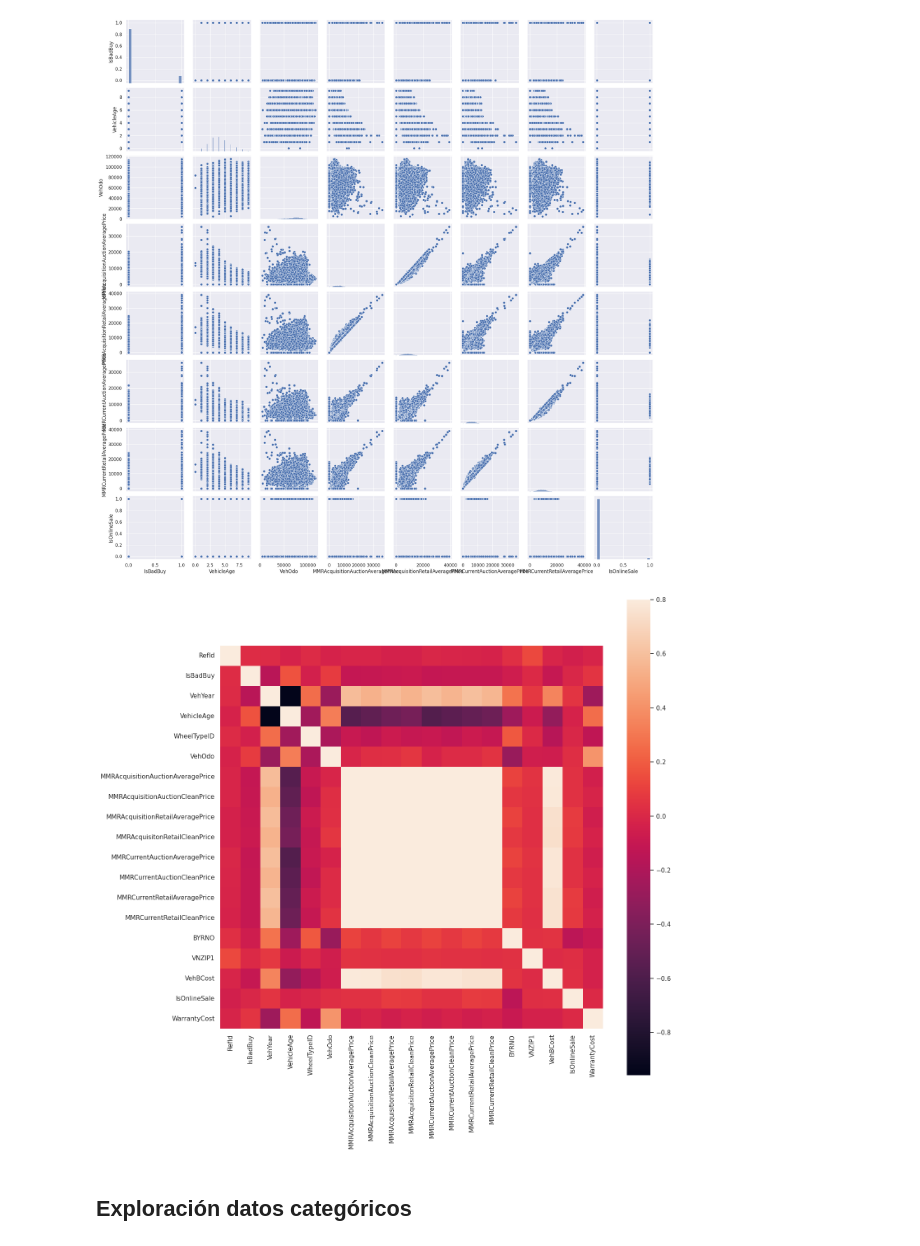
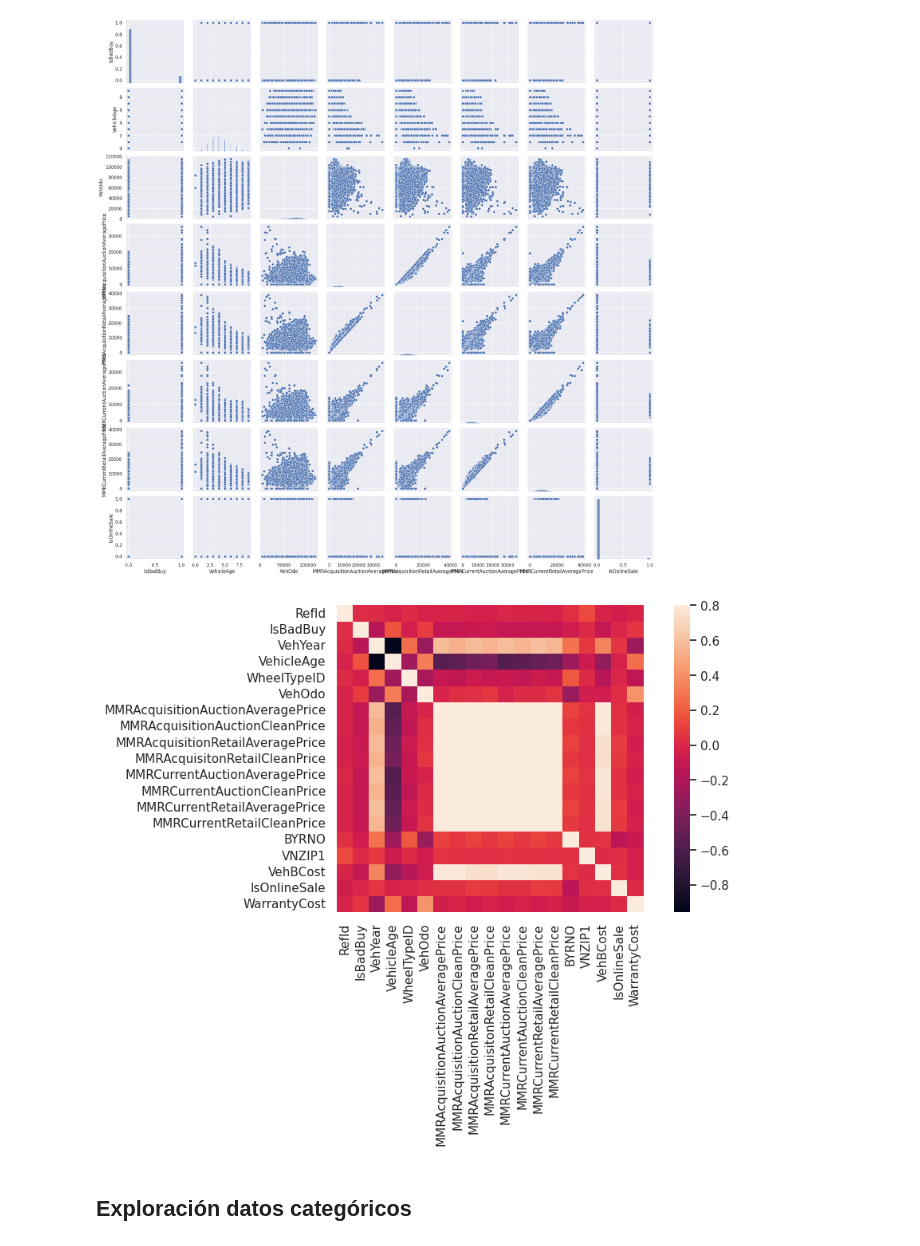
Before and after one commit to juliandavidolaya/Proyecto-IA, a Jupyter notebook: 01_Exploración_de_datos.ipynb, the cells around one changed output. Drawn from its saved outputs; the diff is of its cells as text; code cells hidden in the pictures.

```diff
--- a/01_Exploración_de_datos.ipynb
+++ b/01_Exploración_de_datos.ipynb
@@ -41,11 +43,11 @@ sns.pairplot(df[cols])
 <seaborn.axisgrid.PairGrid at 0x...>
 [figure]
 # %%
-corrmat = df.corr()
-f, ax = plt.subplots(figsize=(15, 15))
+corrmat = df.corr(numeric_only=True)
+f, ax = plt.subplots(figsize=(10,5))
 sns.heatmap(corrmat, vmax=.8, square=True);
 # %% [output]
-[figure, old version]
+[figure, new version]
 # %% [markdown]
 ## Exploración datos categóricos ##
 # %%
```
Also changed, not shown: parts of 2 cells of this notebook.
